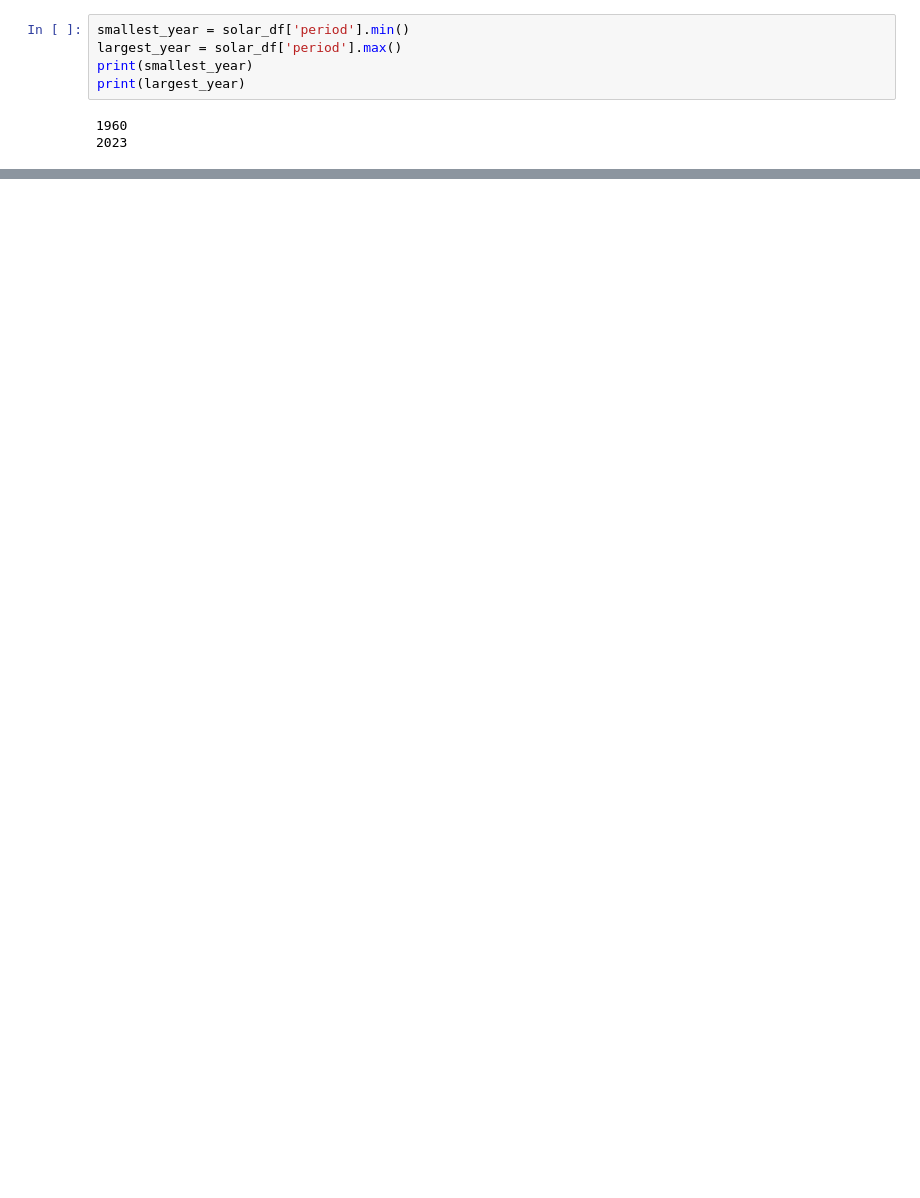
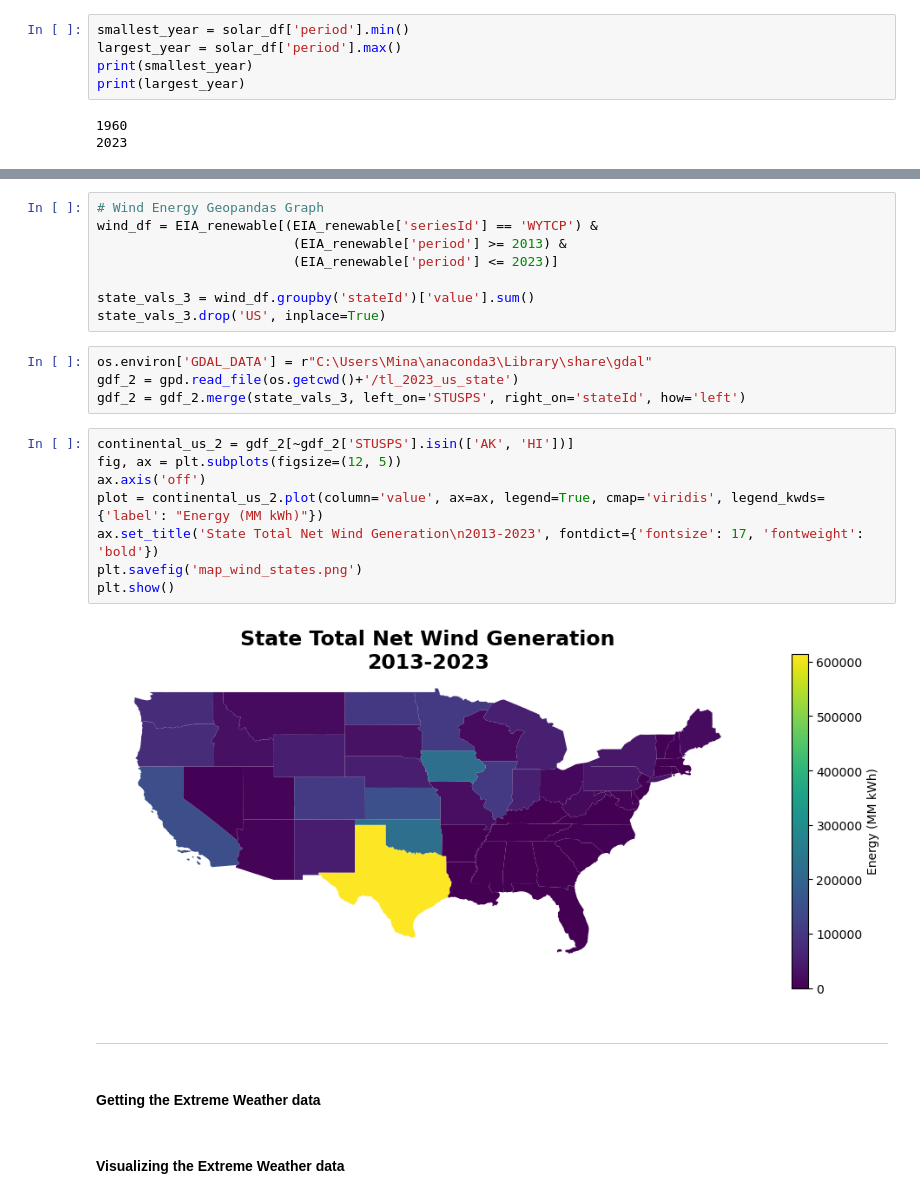
Before and after one commit to mcarbajal2/IFI8420-Assignments, a Jupyter notebook: Final Project/final_project.ipynb, the cells around one changed output, grey strips where cells are left out. Saved outputs shown, nothing was run; the diff lists cells and outputs as text; blank space fills up the shorter version.

```diff
--- a/Final Project/final_project.ipynb
+++ b/Final Project/final_project.ipynb
@@ -183,0 +195,28 @@ plt.show()
+# %%
+# Wind Energy Geopandas Graph
+wind_df = EIA_renewable[(EIA_renewable['seriesId'] == 'WYTCP') &
+                         (EIA_renewable['period'] >= 2013) &
+                         (EIA_renewable['period'] <= 2023)]
+
+state_vals_3 = wind_df.groupby('stateId')['value'].sum()
+state_vals_3.drop('US', inplace=True)
+# %%
+os.environ['GDAL_DATA'] = r"C:\Users\Mina\anaconda3\Library\share\gdal"
+gdf_2 = gpd.read_file(os.getcwd()+'/tl_2023_us_state')
+gdf_2 = gdf_2.merge(state_vals_3, left_on='STUSPS', right_on='stateId', how='left')
+# %%
+continental_us_2 = gdf_2[~gdf_2['STUSPS'].isin(['AK', 'HI'])]
+fig, ax = plt.subplots(figsize=(12, 5))
+ax.axis('off')
+plot = continental_us_2.plot(column='value', ax=ax, legend=True, cmap='viridis', legend_kwds={'label': "Energy (MM kWh)"})
+ax.set_title('State Total Net Wind Generation\n2013-2023', fontdict={'fontsize': 17, 'fontweight': 'bold'})
+plt.savefig('map_wind_states.png')
+plt.show()
+# %% [output]
+[figure, added]
+# %% [markdown]
+<hr>
+# %% [markdown]
+#### Getting the Extreme Weather data
+# %% [markdown]
+#### Visualizing the Extreme Weather data
```
Also changed, not shown: parts of 12 cells of this notebook, 11 other files.
